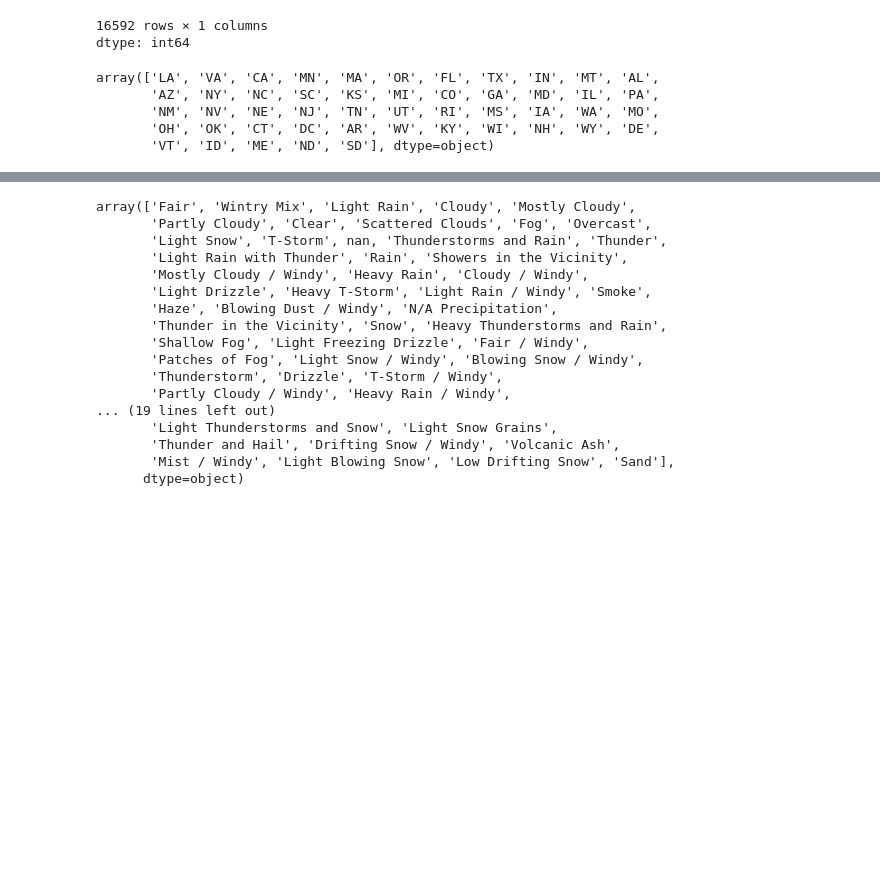
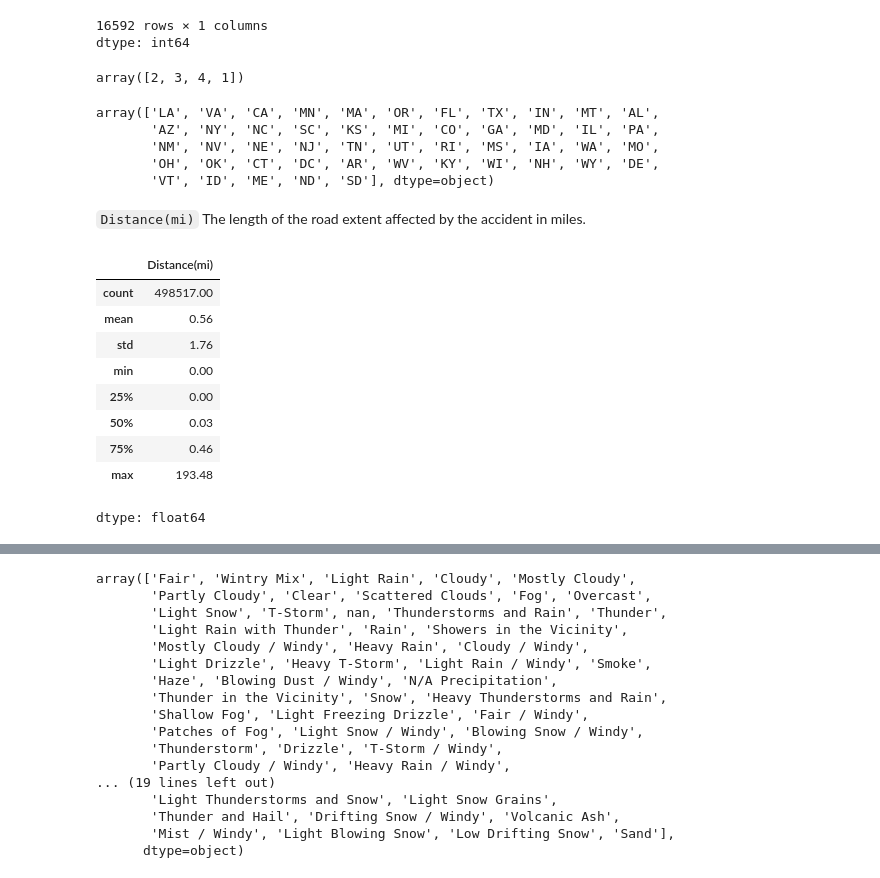
Before and after one commit to sgterrado/Need4Data-Blue-Bumper-Cars, a Jupyter notebook: Need4Data_DataClean.ipynb, the cells around one changed output, grey strips where cells are left out. Saved outputs shown, nothing was run; the diff lists cells and outputs as text; code cells hidden in the pictures; blank space fills up the shorter version.

Commit message:
Cleaned Wind_Direction, Zipcode Check Severity Add the rest of the other columns describe() to analyze them

```diff
--- a/Need4Data_DataClean.ipynb
+++ b/Need4Data_DataClean.ipynb
@@ -208,4 +208,8 @@ df['Zipcode'].value_counts(dropna = False)
 | 62992 | 1 |
 16592 rows × 1 columns
 dtype: int64
+# %%
+df['Severity'].unique() # Nothing wrong here
+# %% [output]
+array([2, 3, 4, 1])
 # %%
@@ -216,3 +220,18 @@ array(['LA', 'VA', 'CA', 'MN', 'MA', 'OR', 'FL', 'TX', 'IN', 'MT', 'AL',
        'NM', 'NV', 'NE', 'NJ', 'TN', 'UT', 'RI', 'MS', 'IA', 'WA', 'MO',
        'OH', 'OK', 'CT', 'DC', 'AR', 'WV', 'KY', 'WI', 'NH', 'WY', 'DE',
        'VT', 'ID', 'ME', 'ND', 'SD'], dtype=object)
+# %% [markdown]
+`Distance(mi)` The length of the road extent affected by the accident in miles.
+# %%
+df['Distance(mi)'].describe()
+# %% [output]
+|  | Distance(mi) |
+| count | 498517.00 |
+| mean | 0.56 |
+| std | 1.76 |
+| min | 0.00 |
+| 25% | 0.00 |
+| 50% | 0.03 |
+| 75% | 0.46 |
+| max | 193.48 |
+dtype: float64
```
Also changed, not shown: parts of 19 cells of this notebook.
